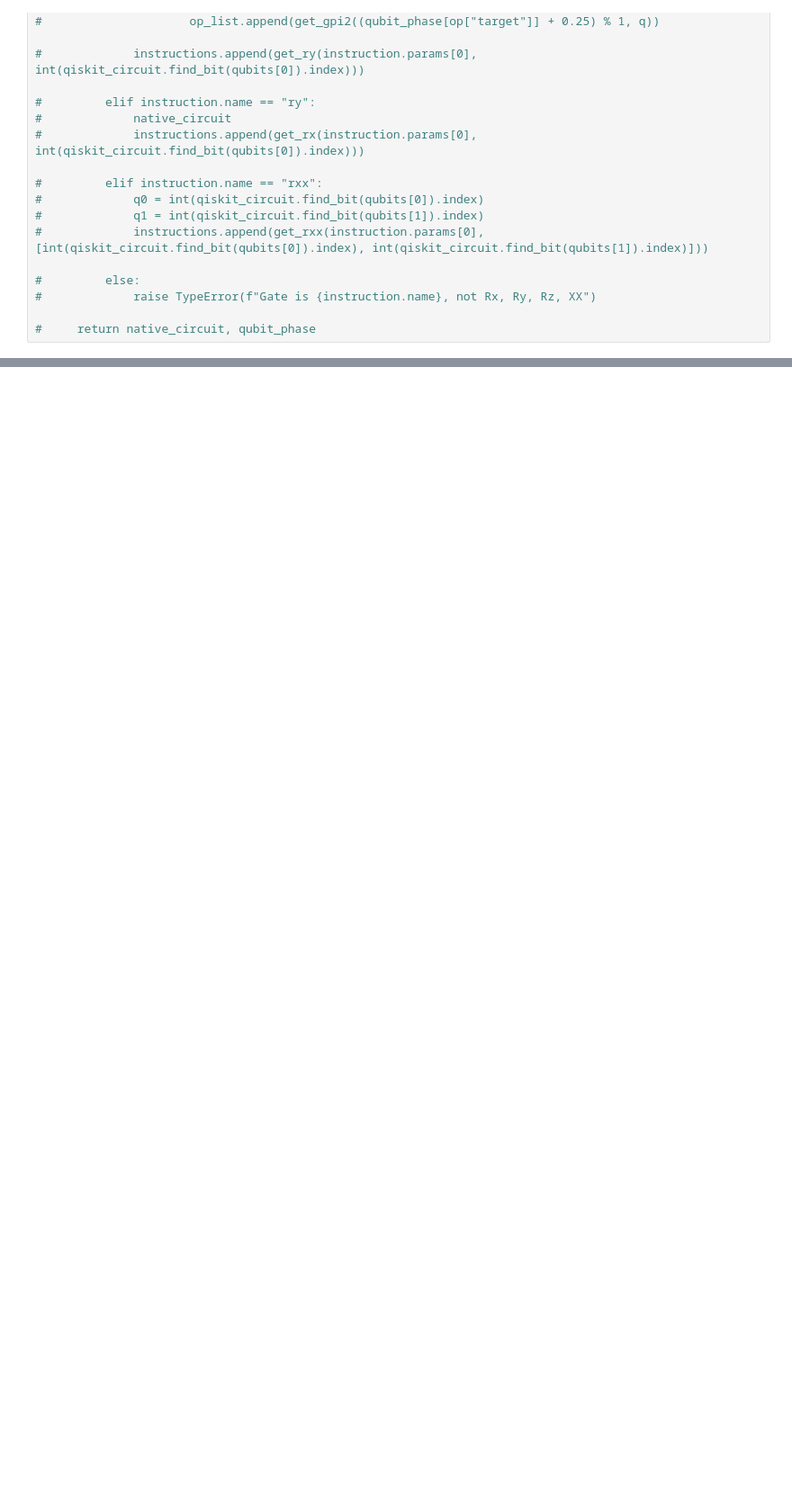
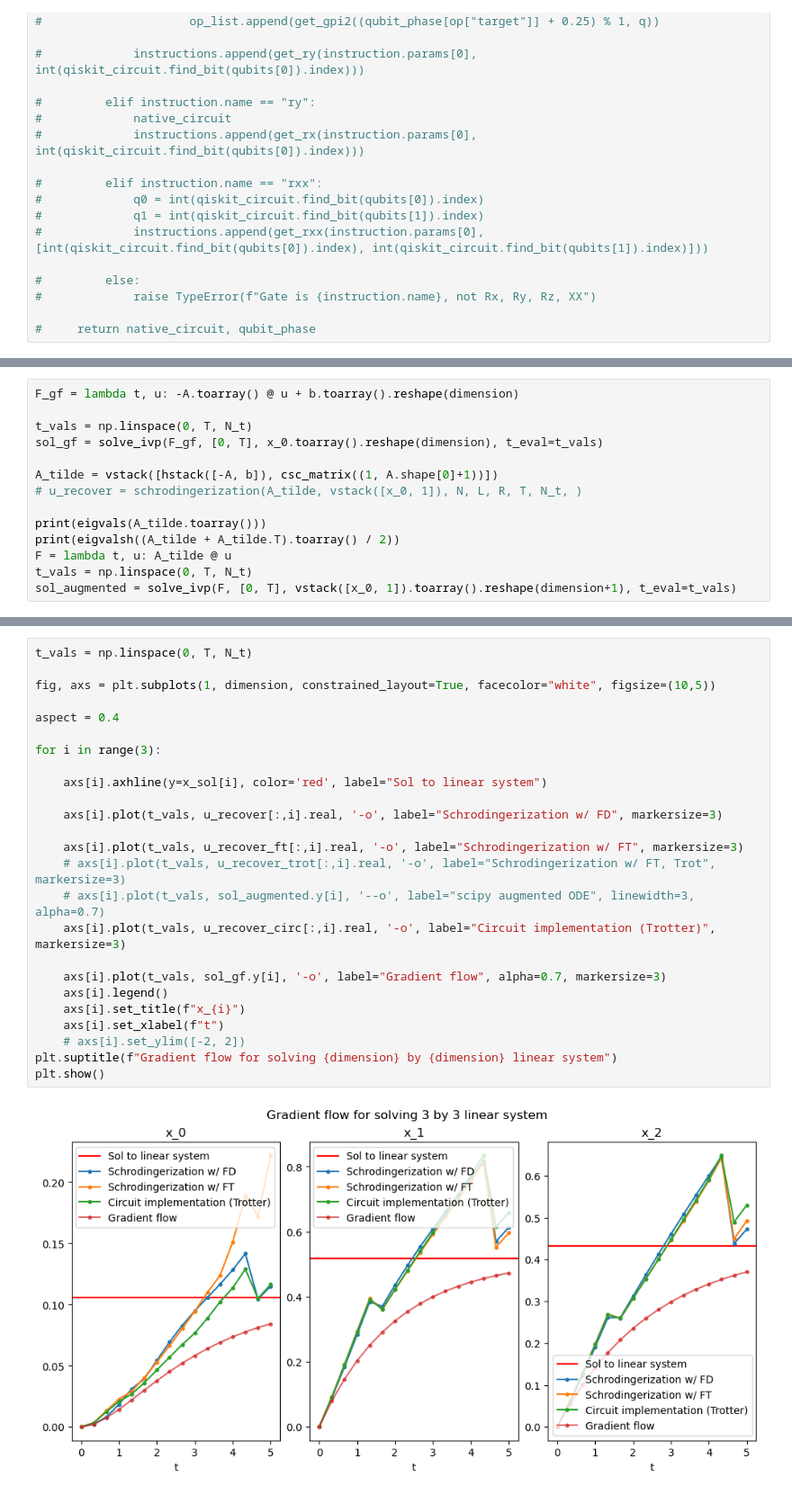
Before and after one commit to jli0108/quantum-diff-eq-ham-ebd, a Jupyter notebook: linear_system_one_hot.ipynb, the cells around one changed output, grey strips where cells are left out. Shown: that part at 90% size. Saved outputs shown, nothing was run; the diff lists cells and outputs as text; blank space fills up the shorter version.

```diff
--- a/linear_system_one_hot.ipynb
+++ b/linear_system_one_hot.ipynb
@@ -574,0 +689,14 @@ OrderedDict([('rxx', 410), ('rz', 337), ('rx', 154), ('ry', 44)])
+# %%
+F_gf = lambda t, u: -A.toarray() @ u + b.toarray().reshape(dimension)
+
+t_vals = np.linspace(0, T, N_t)
+sol_gf = solve_ivp(F_gf, [0, T], x_0.toarray().reshape(dimension), t_eval=t_vals)
+
+A_tilde = vstack([hstack([-A, b]), csc_matrix((1, A.shape[0]+1))])
+# u_recover = schrodingerization(A_tilde, vstack([x_0, 1]), N, L, R, T, N_t, )
+
+print(eigvals(A_tilde.toarray()))
+print(eigvalsh((A_tilde + A_tilde.T).toarray() / 2))
+F = lambda t, u: A_tilde @ u
+t_vals = np.linspace(0, T, N_t)
+sol_augmented = solve_ivp(F, [0, T], vstack([x_0, 1]).toarray().reshape(dimension+1), t_eval=t_vals)
@@ -574,0 +750,27 @@ OrderedDict([('rxx', 410), ('rz', 337), ('rx', 154), ('ry', 44)])
+# %%
+t_vals = np.linspace(0, T, N_t)
+
+fig, axs = plt.subplots(1, dimension, constrained_layout=True, facecolor="white", figsize=(10,5))
+
+aspect = 0.4
+
+for i in range(3):
+
+    axs[i].axhline(y=x_sol[i], color='red', label="Sol to linear system")
+
+    axs[i].plot(t_vals, u_recover[:,i].real, '-o', label="Schrodingerization w/ FD", markersize=3)
+
+    axs[i].plot(t_vals, u_recover_ft[:,i].real, '-o', label="Schrodingerization w/ FT", markersize=3)
+    # axs[i].plot(t_vals, u_recover_trot[:,i].real, '-o', label="Schrodingerization w/ FT, Trot", markersize=3)
+    # axs[i].plot(t_vals, sol_augmented.y[i], '--o', label="scipy augmented ODE", linewidth=3, alpha=0.7)
+    axs[i].plot(t_vals, u_recover_circ[:,i].real, '-o', label="Circuit implementation (Trotter)", markersize=3)
+
+    axs[i].plot(t_vals, sol_gf.y[i], '-o', label="Gradient flow", alpha=0.7, markersize=3)
+    axs[i].legend()
+    axs[i].set_title(f"x_{i}")
+    axs[i].set_xlabel(f"t")
+    # axs[i].set_ylim([-2, 2])
+plt.suptitle(f"Gradient flow for solving {dimension} by {dimension} linear system")
+plt.show()
+# %% [output]
+[figure, added]
```
Also changed, not shown: parts of 24 cells of this notebook.
